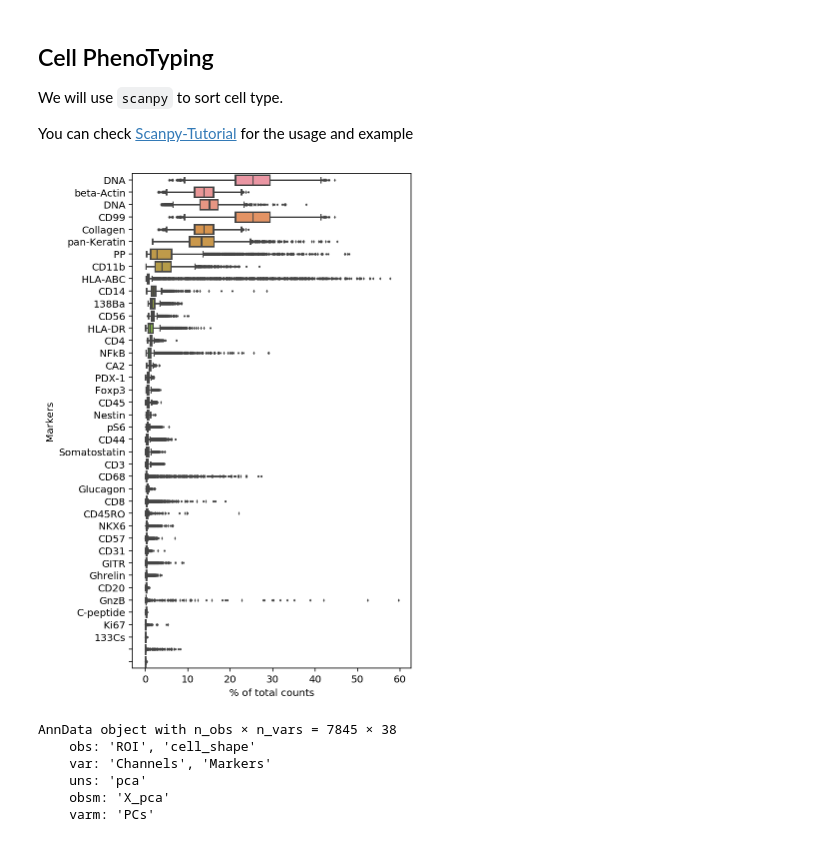
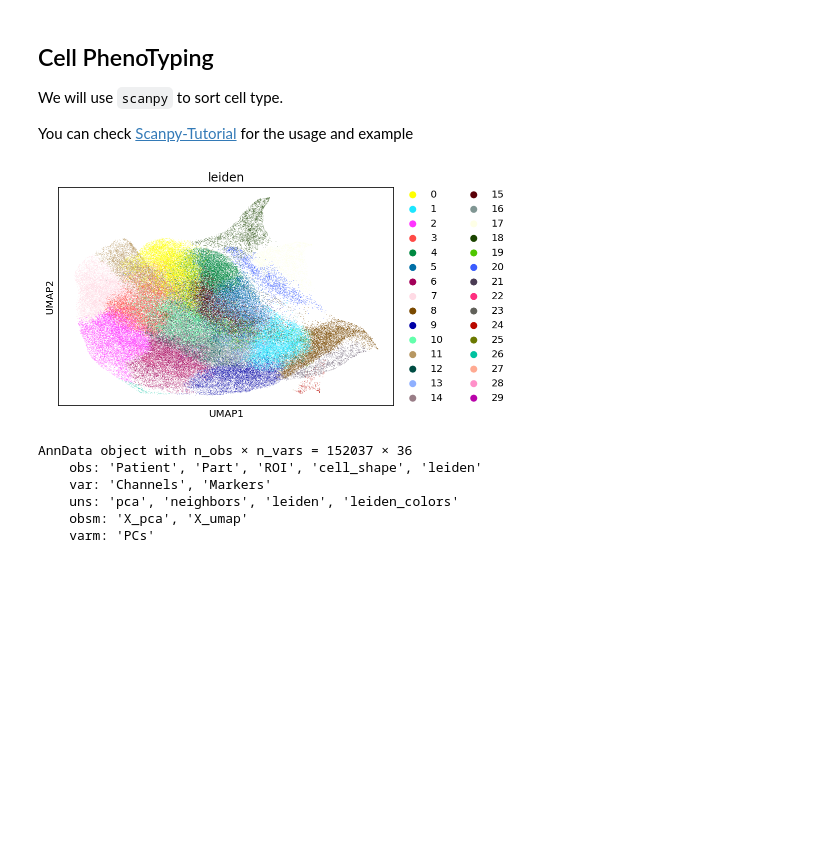
Before and after one commit to Mr-Milk/SpatialTis, a Jupyter notebook: spatialTis-example.ipynb, the cells around one changed output. Drawn from its saved outputs; the diff is of its cells as text; code cells hidden in the pictures; blank space fills up the shorter version.

```diff
--- a/spatialTis-example.ipynb
+++ b/spatialTis-example.ipynb
@@ -59,9 +66,7 @@ data.var
 We will use `scanpy` to sort cell type.
 
 You can check [Scanpy-Tutorial](https://scanpy-tutorials.readthedocs.io/en/latest/pbmc3k.html) for the usage and example
-# %%
-sc.pl.highest_expr_genes(data, n_top=38, gene_symbols='Markers')
-# %% [output]
-[figure, removed]
+# %%
+data = read_h5ad('test.h5ad')
 # %%
 sc.tl.pca(data, svd_solver='arpack')
@@ -67,0 +77,4 @@ sc.tl.pca(data, svd_solver='arpack')
+# %%
+sc.pl.umap(data, color=['leiden'])
+# %% [output]
+[figure, added]
@@ -68,9 +83,9 @@ sc.tl.pca(data, svd_solver='arpack')
 # %%
 data
 # %% [output]
-AnnData object with n_obs × n_vars = 7845 × 38
-    obs: 'ROI', 'cell_shape'
+AnnData object with n_obs × n_vars = 152037 × 36
+    obs: 'Patient', 'Part', 'ROI', 'cell_shape', 'leiden'
     var: 'Channels', 'Markers'
-    uns: 'pca'
-    obsm: 'X_pca'
+    uns: 'pca', 'neighbors', 'leiden', 'leiden_colors'
+    obsm: 'X_pca', 'X_umap'
     varm: 'PCs'
```
Also changed, not shown: parts of 17 cells of this notebook, 11 other files.
